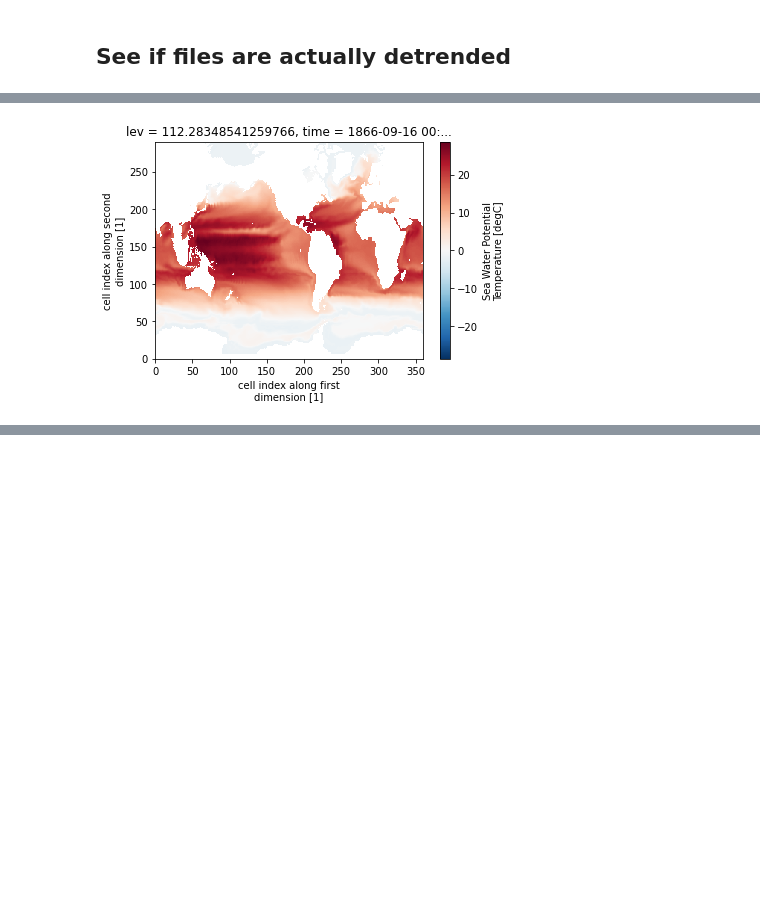
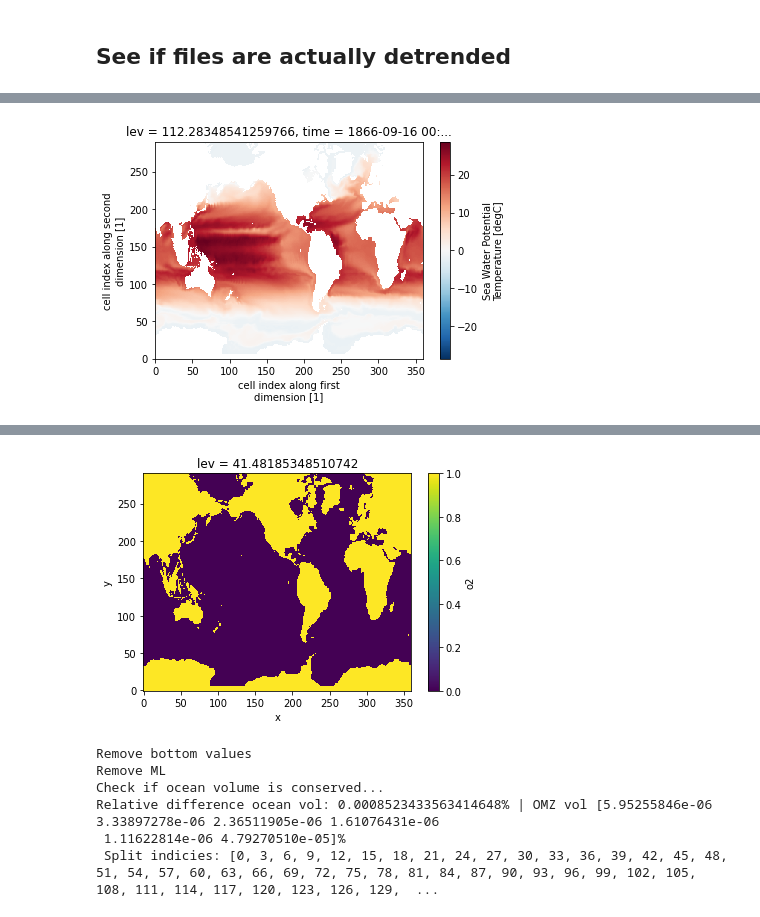
Before and after one commit to jbusecke/cmip6_omz, a Jupyter notebook: notebooks/sam_tests/cmip6_density_transform_pipeline_dev.ipynb, the cells around one changed output, grey strips where cells are left out. Drawn from its saved outputs; the diff is of its cells as text; code cells hidden in the pictures; blank space fills up the shorter version.

Commit message:
pipeline notebook for multimember models on native grids (no regrid handling)

```diff
--- a/notebooks/sam_tests/cmip6_density_transform_pipeline_dev.ipynb
+++ b/notebooks/sam_tests/cmip6_density_transform_pipeline_dev.ipynb
@@ -383,0 +440,2 @@ ddict_detrended = {'CanESM5':ds_nested}
+# %%
+ddict_detrended_filtered = filter_incomplete_members(ddict_detrended_filtered)
@@ -384,5 +474,17 @@ ddict_detrended = {'CanESM5':ds_nested}
+# %%
+for name, ds in ddict_nested.items():
+    ds = ds.rename({'thkcello': 'dz_t'})
+    ds = ds.set_coords(["areacello"]) #this keeps area from getting vertically transformed!
+    ddict_nested[name] = ds
 # %%
-for name, ds in ddict_detrended.items():
+#This cell is a bit of a monster, and I'd like to clean it up a bit
+##maybe by making some intermediate level functions
+
+#Also, this is basically exactly the old version, but for now I'm
+## testing without the save and reload step
+## but that might need to come back for the finer gridded models.
+
+for name, ds in ddict_nested.items():
     required_vars = ["thetao", "so", "o2", "dz_t"]#"areacello",
     if not all(
         [va in ds.variables for va in required_vars]
@@ -393,7 +495,7 @@ for name, ds in ddict_detrended.items():
         print(f"@@@@@@@@@@@@@@@@@\nProcessing {name}\n@@@@@@@@@@@@@@@@@")
 
         dataset_id = f"{cmip6_dataset_id(ds)}_{ds.attrs['variant_label']}"
-        filename = ofolder.joinpath(f"{dataset_id}.zarr")
+        filename = ofolder.joinpath(f"{dataset_id}.nc")
 
         t0 = time.time()
         if file_exist_check(filename) and not overwrite:
@@ -415,49 +517,34 @@ for name, ds in ddict_detrended.items():
             ds.isel(time=200, lev=10).thetao.plot()
             plt.show()
 
-            ## make sure the variables have been detrended (control run should not be)
-
-            for va in [vv for vv in ds.data_vars if vv != "mlotst"]:
-                print(va)
-                #if ds.attrs["experiment_id"] == "piControl":
-                #    assert "detrended_with_file" not in ds[va].attrs.keys()
-                #else:
-                #    assert "detrended_with_file" in ds[va].attrs.keys()
-
-            # make sure the area has not been interpolated. I think the thickness is ok?
-            for va in ["areacello"]:
-                if va in ds.variables:
-                    assert (
-                        "horizontally_regridded_from_grid_label" not in ds[va].attrs.keys()
-                    )
-
             if ds.attrs["experiment_id"] == "piControl":
                 ds = ds.isel(time=slice(-300 * 12, None))
 
             ds = preprocessing_wrapper(ds)
 
-            print('First temp save')
-            with warnings.catch_warnings():
-                warnings.filterwarnings("ignore")
+#             print('First temp save')
+#             with warnings.catch_warnings():
+#                 warnings.filterwarnings("ignore")
 
-                ds, tempfilelist_var = temp_write_split(
-                    ds,
-                    tempfolder,
-                    method='dimension',
-                    verbose=True,
-                    split_interval=12*10 if len(ds.x) < 700 else 12*1, # 2 years worked fine with ESM4 but for CM4 I just reduced it again..
-                    file_name_pattern='raw_intermediate'
-                )
-                tempfilelist.extend(tempfilelist_var)
+#                 ds, tempfilelist_var = temp_write_split(
+#                     ds,
+#                     tempfolder,
+#                     method='dimension',
+#                     verbose=True,
+#                     split_interval=12*10 if len(ds.x) < 700 else 12*1, # 2 years worked fine with ESM4 but for CM4 I just reduced it again..
+#                     file_name_pattern='raw_intermediate'
+#                 )
+#                 tempfilelist.extend(tempfilelist_var)
 
-            print("Rechunking incoming dataset")
-            with ProgressBar():
-                temppath = tempfolder.joinpath("rechunked_intermediate.zarr")
-                ds = save_and_reload_rechunker(ds.astype(np.float32), path=temppath)
-                tempfilelist.append(temppath)
+#             print("Rechunking incoming dataset")
+#             with ProgressBar():
+#                 temppath = tempfolder.joinpath("rechunked_intermediate.zarr")
+#                 ds = save_and_reload_rechunker(ds.astype(np.float32), path=temppath)
+#                tempfilelist.append(temppath)
 
             # I need to align.mask the thickness aswell!
             ds = ds.reset_coords(["dz_t"])
+            ds["sigma_0"] = (fastjmd95.rho(ds.so, ds.thetao, 0) - 1000)
             print("masking all fields consistently")
             with ProgressBar():
                 ds = align_missing(ds)
@@ -473,8 +560,6 @@ for name, ds in ddict_detrended.items():
             ds["omz_thickness"] = omz_thickness(
                 ds, o2_bins=o2_bins
             )
-
-            ds["sigma_0"] = (fastjmd95.rho(ds.so, ds.thetao, 0) - 1000)
 
             ds_sigma_monthly = transform_wrapper_again(ds)
 
@@ -515,7 +600,7 @@ for name, ds in ddict_detrended.items():
                     ds_sigma_reloaded = write(
                         ds_sigma_yearly,
                         filename,
-                        overwrite=overwrite,
+                        overwrite=True,
                         force_load=False,
                         check_zarr_complete=True,
                     )
@@ -548 +633,8 @@ First temp save
+[figure, new version]
+Remove bottom values
+Remove ML
+Check if ocean volume is conserved...
+Relative difference ocean vol: 0.0008523433563414648% | OMZ vol [5.95255846e-06 3.33897278e-06 2.36511905e-06 1.61076431e-06
+ 1.11622814e-06 4.79270510e-05]%
+ Split indicies: [0, 3, 6, 9, 12, 15, 18, 21, 24, 27, 30, 33, 36, 39, 42, 45, 48, 51, 54, 57, 60, 63, 66, 69, 72, 75, 78, 81, 84, 87, 90, 93, 96, 99, 102, 105, 108, 111, 114, 117, 120, 123, 126, 129,  ...
 [interactive output not drawn]
```
Also changed, not shown: parts of 26 cells of this notebook.
